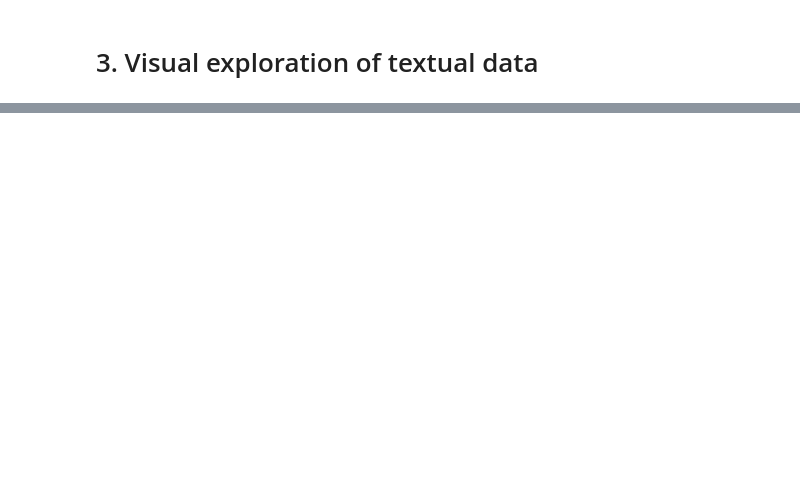
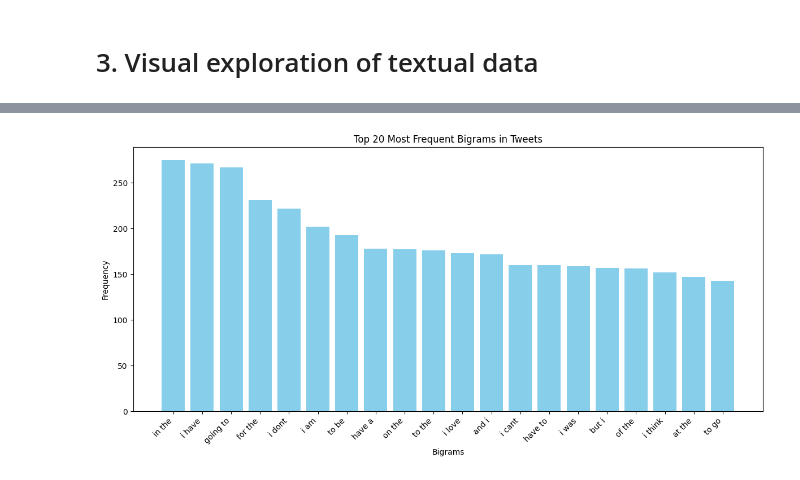
Before and after one commit to annesoline/sentiment-analysis, a Jupyter notebook: visual_exploration.ipynb, the cells around one changed output, grey strips where cells are left out. Cells and saved outputs as stored; diff of their text form; code cells hidden in the pictures; blank space fills up the shorter version.

```diff
--- a/visual_exploration.ipynb
+++ b/visual_exploration.ipynb
@@ -35,0 +69,24 @@ plt.show()
+# %%
+
+# Create a bigram frequency distribution
+bigrams = list(nltk.bigrams(tokens))
+bigram_counts = Counter(bigrams)
+
+# Get the 20 most common bigrams and their counts
+common_bigrams = bigram_counts.most_common(20)
+bigrams, bigram_counts = zip(*common_bigrams)
+
+# Convert bigrams to a more readable format
+bigrams = [' '.join(bigram) for bigram in bigrams]
+
+# Plot the bar chart for common bigrams
+plt.figure(figsize=(12, 6))
+plt.bar(bigrams, bigram_counts, color='skyblue')
+plt.xticks(rotation=45, ha='right')
+plt.title('Top 20 Most Frequent Bigrams in Tweets')
+plt.xlabel('Bigrams')
+plt.ylabel('Frequency')
+plt.tight_layout()
+plt.show()
+# %% [output]
+[figure, added]
```
Also changed, not shown: parts of 4 cells of this notebook, 2 other files.
